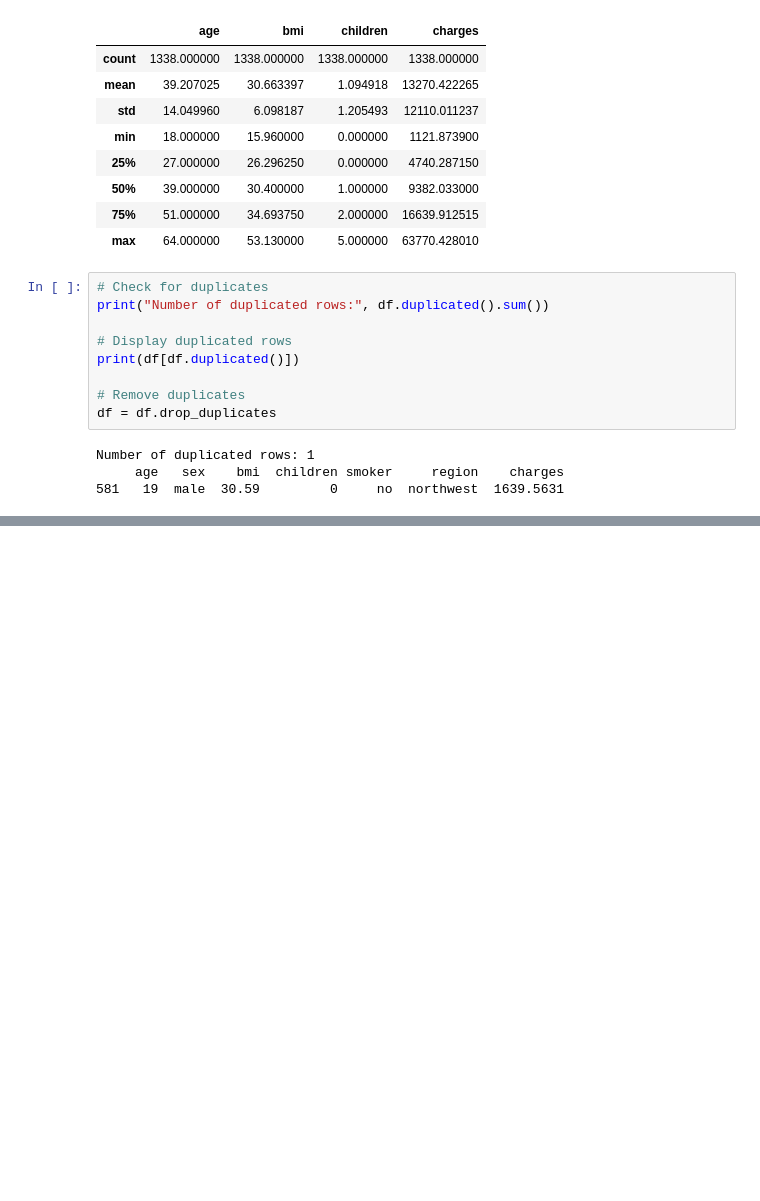
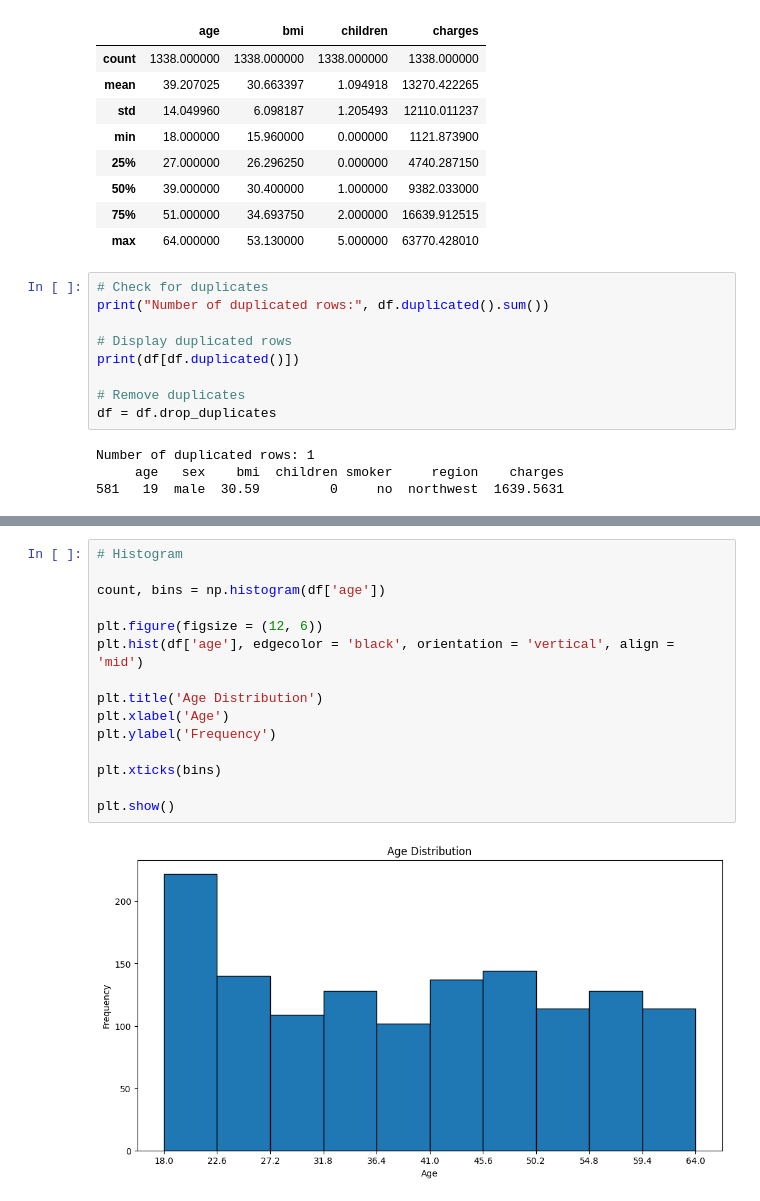
Before and after one commit to LinaSeongyeonSon/Medical-Insurance-Cost-Prediction, a Jupyter notebook: Medical_Insurance_Cost_Prediction.ipynb, the cells around one changed output, grey strips where cells are left out. Saved outputs shown, nothing was run; the diff lists cells and outputs as text; blank space fills up the shorter version.

```diff
--- a/Medical_Insurance_Cost_Prediction.ipynb
+++ b/Medical_Insurance_Cost_Prediction.ipynb
@@ -101,0 +158,17 @@ Number of duplicated rows: 1
+# %%
+# Histogram
+
+count, bins = np.histogram(df['age'])
+
+plt.figure(figsize = (12, 6))
+plt.hist(df['age'], edgecolor = 'black', orientation = 'vertical', align = 'mid')
+
+plt.title('Age Distribution')
+plt.xlabel('Age')
+plt.ylabel('Frequency')
+
+plt.xticks(bins)
+
+plt.show()
+# %% [output]
+[figure, added]
```
Also changed, not shown: parts of 38 cells of this notebook.
